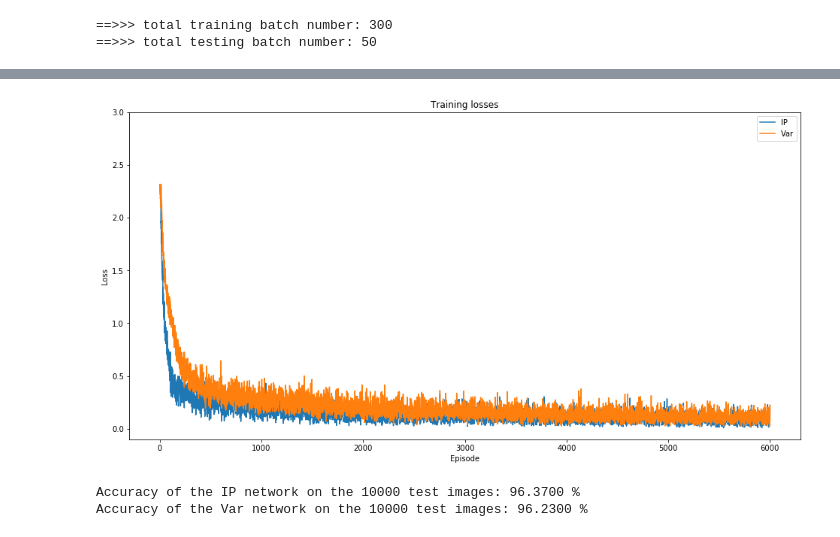
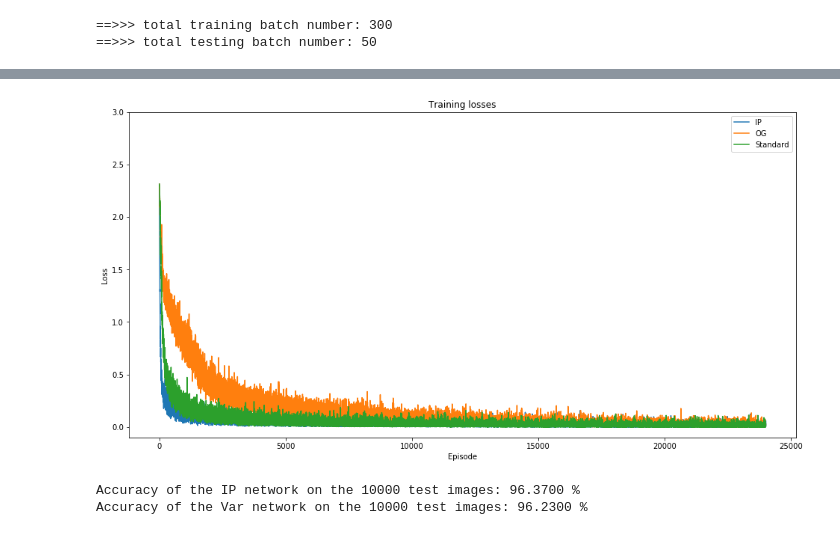
Before and after one commit to Shawfest/ip, a Jupyter notebook: compare-ip-params.ipynb, the cells around one changed output, grey strips where cells are left out. Saved outputs shown, nothing was run; the diff lists cells and outputs as text; code cells hidden in the pictures.

```diff
--- a/compare-ip-params.ipynb
+++ b/compare-ip-params.ipynb
@@ -246,7 +285,7 @@ def train_deep_model(network, optimization, seed):
     loss_tracker = []
     episode = 1
 
-    for epoch in range(20):  # loop over the dataset multiple times
+    for epoch in range(80):  # loop over the dataset multiple times
 
         running_loss = 0.0
 
@@ -286,7 +325,7 @@ NBLAYERS = 9
 LAYERSIZE = 50
 
 int_lr = 0.2
-syn_lr = 0.01
+syn_lr = 0.001
 
 # #Train IP Model
 # torch.manual_seed(seed)
@@ -309,13 +348,13 @@ syn_lr = 0.01
 
 
 #Train Deep Standard Model
-# torch.manual_seed(seed)
-# DSnet = DNet(LAYERSIZE, NN, eta=int_lr)
-# DSnet = DSnet.to(device)
+torch.manual_seed(seed)
+DSnet = DNet(LAYERSIZE, NN, eta=int_lr)
+DSnet = DSnet.to(device)
 
-# optimizer = optim.Adam(DSnet.parameters(), lr=syn_lr)
-# print("Training Deep Standard Net")
-# standard_losses = train_deep_model(DSnet, optimizer, seed)
+optimizer = optim.Adam(DSnet.parameters(), lr=syn_lr)
+print("Training Deep Standard Net")
+standard_losses = train_deep_model(DSnet, optimizer, seed)
 
 
 
@@ -330,14 +369,25 @@ ip_losses = train_deep_model(DIPnet, optimizer, seed)
 
 
 
+#Train Deep OG IP
+torch.manual_seed(seed)
+DOGnet = DNet(LAYERSIZE, og_IP, eta=int_lr)
+DOGnet = DOGnet.to(device)
+
+optimizer = optim.Adam(DOGnet.parameters(), lr=syn_lr)
+print("OG IP")
+og_losses = train_deep_model(DOGnet, optimizer, seed)
+
+
+
 #Train Deep Batch Norm Model
-torch.manual_seed(seed)
-Varnet = DNet(LAYERSIZE, IP1, eta=int_lr)
-Varnet = Varnet.to(device)
+# torch.manual_seed(seed)
+# Varnet = DNet(LAYERSIZE, inc_BN, eta=int_lr)
+# Varnet = Varnet.to(device)
 
-optimizer = optim.Adam(Varnet.parameters(), lr=syn_lr)
-print("IP with variance and mean")
-var_losses = train_deep_model(Varnet, optimizer, seed)
+# optimizer = optim.Adam(Varnet.parameters(), lr=syn_lr)
+# print("IP with variance and mean")
+# var_losses = train_deep_model(Varnet, optimizer, seed)
 
 # for param in IPnet.parameters():
 #     print(param.data)
@@ -367,15 +417,17 @@ Finished training!
 # %%
 plt.figure(figsize=(16, 8))
 plt.ylim([-0.1, 3])
 plt.title("Training losses")
 plt.plot(ip_losses[0], ip_losses[1], label="IP")
-plt.plot(var_losses[0], var_losses[1], label="Var")
+# plt.plot(var_losses[0], var_losses[1], label="Var")
+plt.plot(og_losses[0], og_losses[1], label="OG")
+plt.plot(standard_losses[0], standard_losses[1], label="Standard")
 plt.xlabel("Episode")
 plt.ylabel("Loss")
 plt.legend()
 plt.show()
 # %% [output]
-[figure, old version]
+[figure, new version]
 # %%
 correct = 0
 total = 0
```
Also changed, not shown: parts of 2 cells of this notebook.
